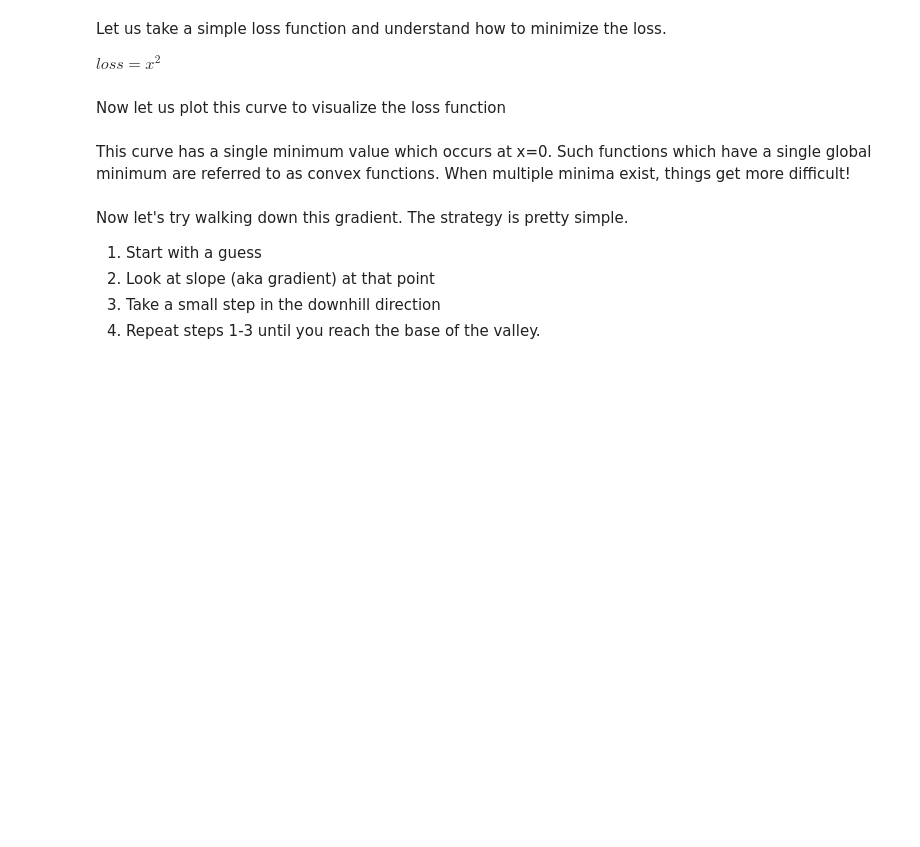
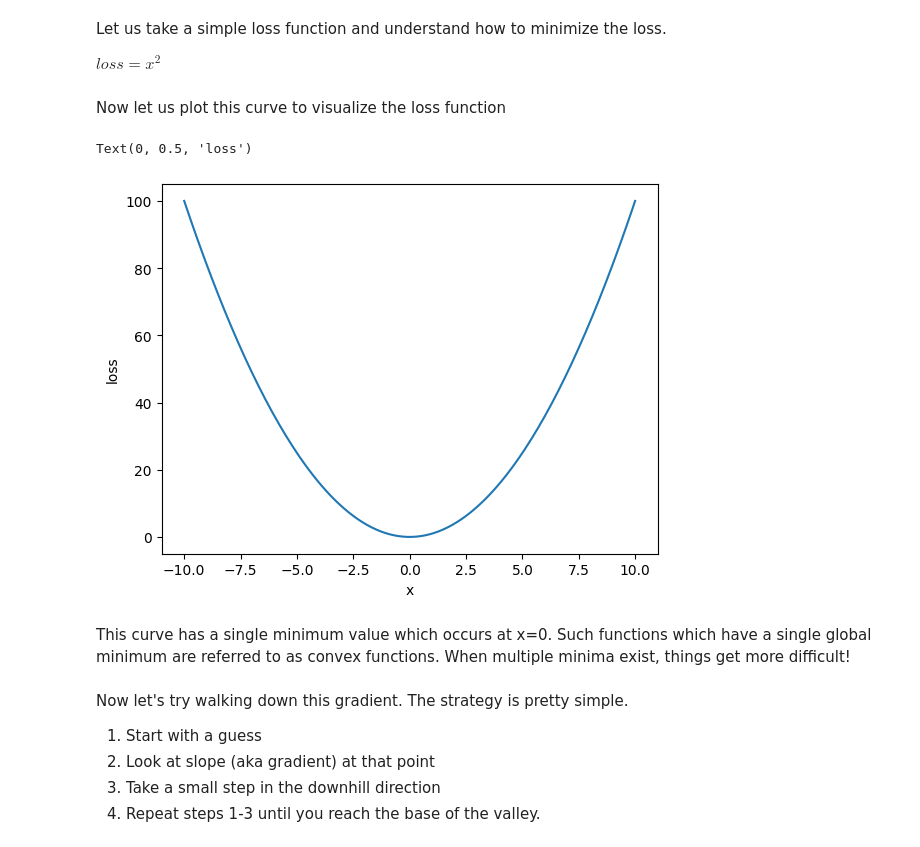
Before and after one commit to bhanu151/statistical-learning-course-2026, a Jupyter notebook: CSSL_04_Introduction_to_optimization.ipynb, the cells around one changed output. Cells and saved outputs as stored; diff of their text form; code cells hidden in the pictures; blank space fills up the shorter version.

```diff
--- a/CSSL_04_Introduction_to_optimization.ipynb
+++ b/CSSL_04_Introduction_to_optimization.ipynb
@@ -30,10 +30,22 @@ import numpy as np
 import matplotlib.pyplot as plt
 # %%
 # Create a function called loss_func that takes in as input some value and returns its square
+def loss_func(x):
+  return x**2
 # %% [markdown]
 Now let us plot this curve to visualize the loss function
 # %%
 # Create 2 arrays of x_values and the corresponding y_values and plot the curve
+x_values = np.arange(-10, 10.1, 0.1)
+y_values = loss_func(x_values)
+
+fig, ax = plt.subplots()
+ax.plot(x_values, y_values)
+ax.set_xlabel("x")
+ax.set_ylabel("loss")
+# %% [output]
+Text(0, 0.5, 'loss')
+[figure, added]
 # %% [markdown]
 This curve has a single minimum value which occurs at x=0. Such functions which have a single global minimum are referred to as convex functions. When multiple minima exist, things get more difficult!
 # %% [markdown]
```
Also changed, not shown: parts of 8 cells of this notebook.
